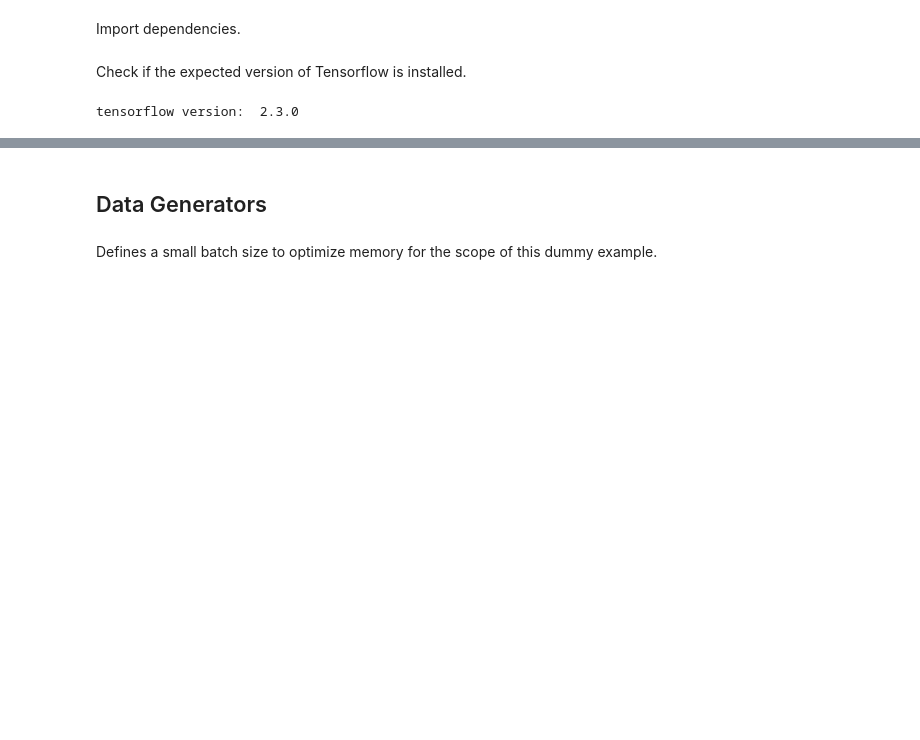
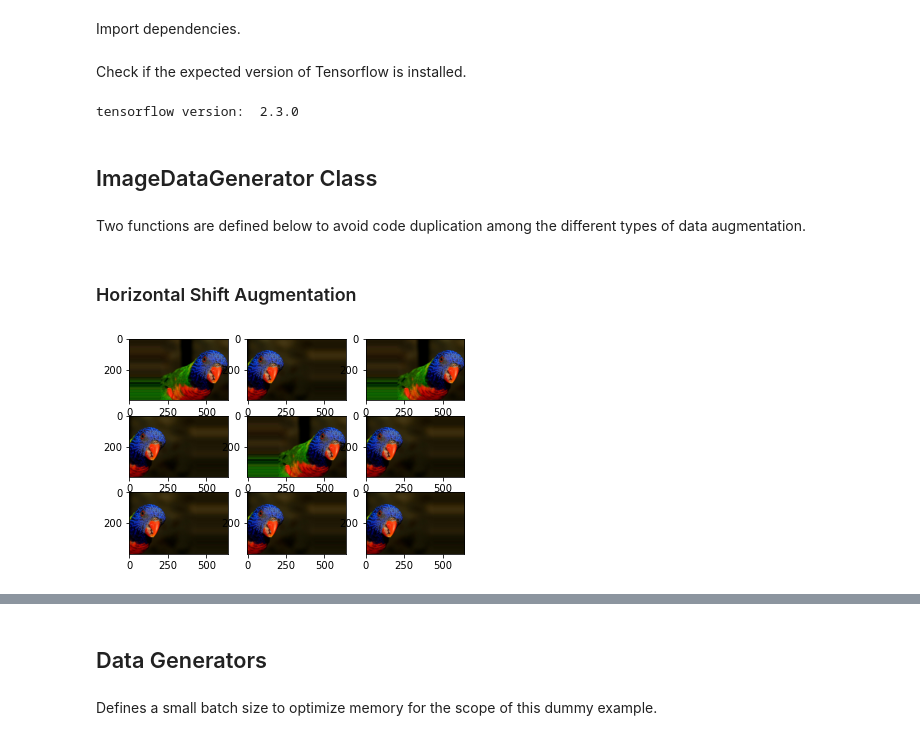
Before and after one commit to maxbeber/deep-water, a Jupyter notebook: 03-data-augmentation.ipynb, the cells around one changed output, grey strips where cells are left out. Saved outputs shown, nothing was run; the diff lists cells and outputs as text; code cells hidden in the pictures; blank space fills up the shorter version.

Commit message:
Update image augmentation notebook by adding ImageDataGenerator class examples.

```diff
--- a/03-data-augmentation.ipynb
+++ b/03-data-augmentation.ipynb
@@ -18,3 +18,30 @@ print('tensorflow version: ', tf.__version__)
 assert tf.__version__ == '2.3.0'
 # %% [output]
 tensorflow version:  2.3.0
+# %% [markdown]
+## ImageDataGenerator Class
+# %% [markdown]
+Two functions are defined below to avoid code duplication among the different types of data augmentation.
+# %%
+def get_samples():
+    image = tf.keras.preprocessing.image.load_img('bird.jpg')
+    data = tf.keras.preprocessing.image.img_to_array(my_image)
+    samples = np.expand_dims(data, 0)
+    return samples
+
+def plot_random_images(iterator, num_images = 9):
+    for i in range(num_images):
+        plt.subplot(330 + 1 + i)
+        batch = iterator.next()
+        image = batch[0].astype('uint8')
+        plt.imshow(image)
+    plt.show()
+# %% [markdown]
+### Horizontal Shift Augmentation
+# %%
+samples = get_samples()
+datagen = tf.keras.preprocessing.image.ImageDataGenerator(width_shift_range=[-200, 200])
+it = datagen.flow(samples, batch_size=1)
+plot_random_images(it)
+# %% [output]
+[figure, added]
```
Also changed, not shown: parts of 12 cells of this notebook.
